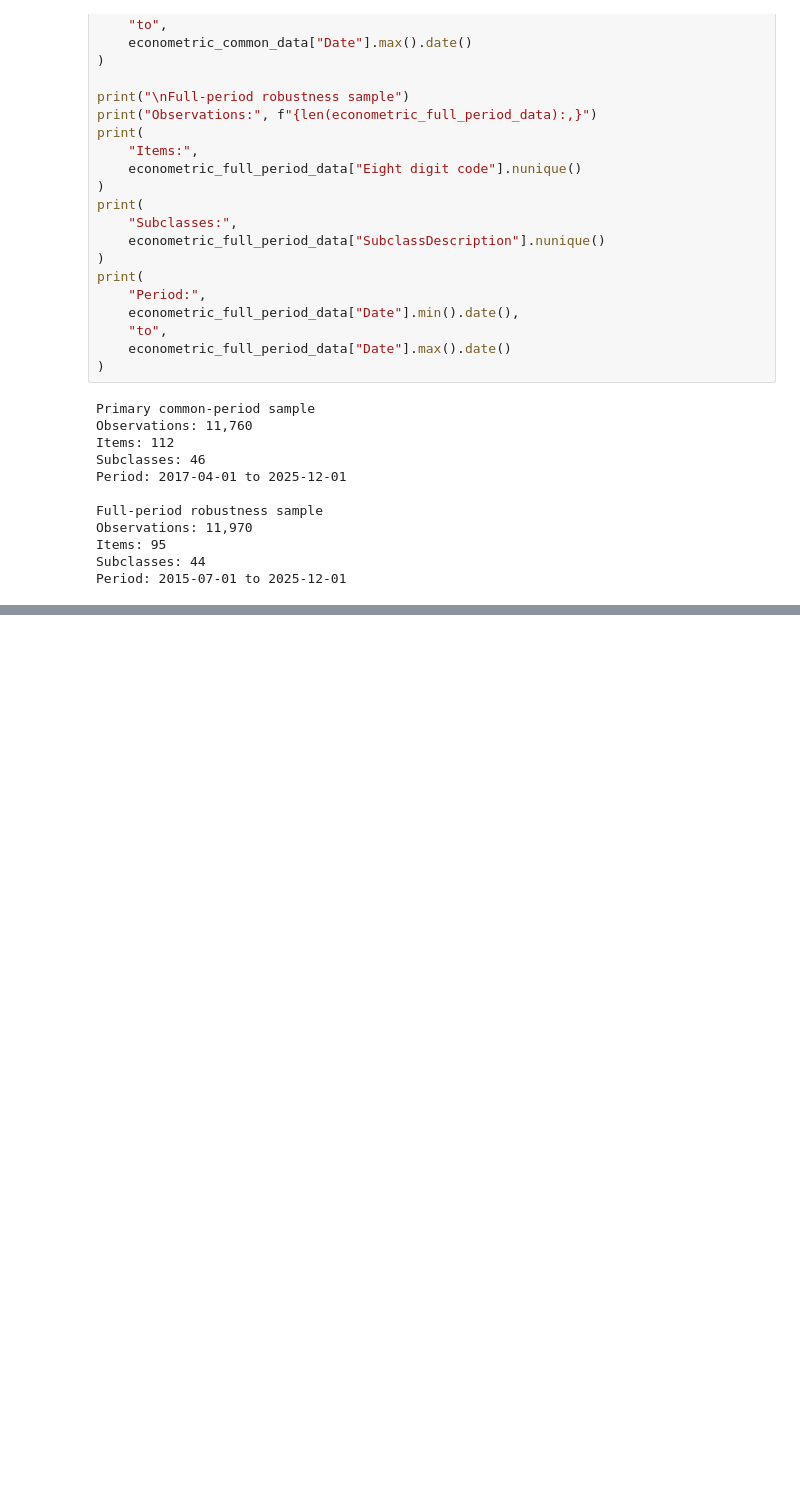
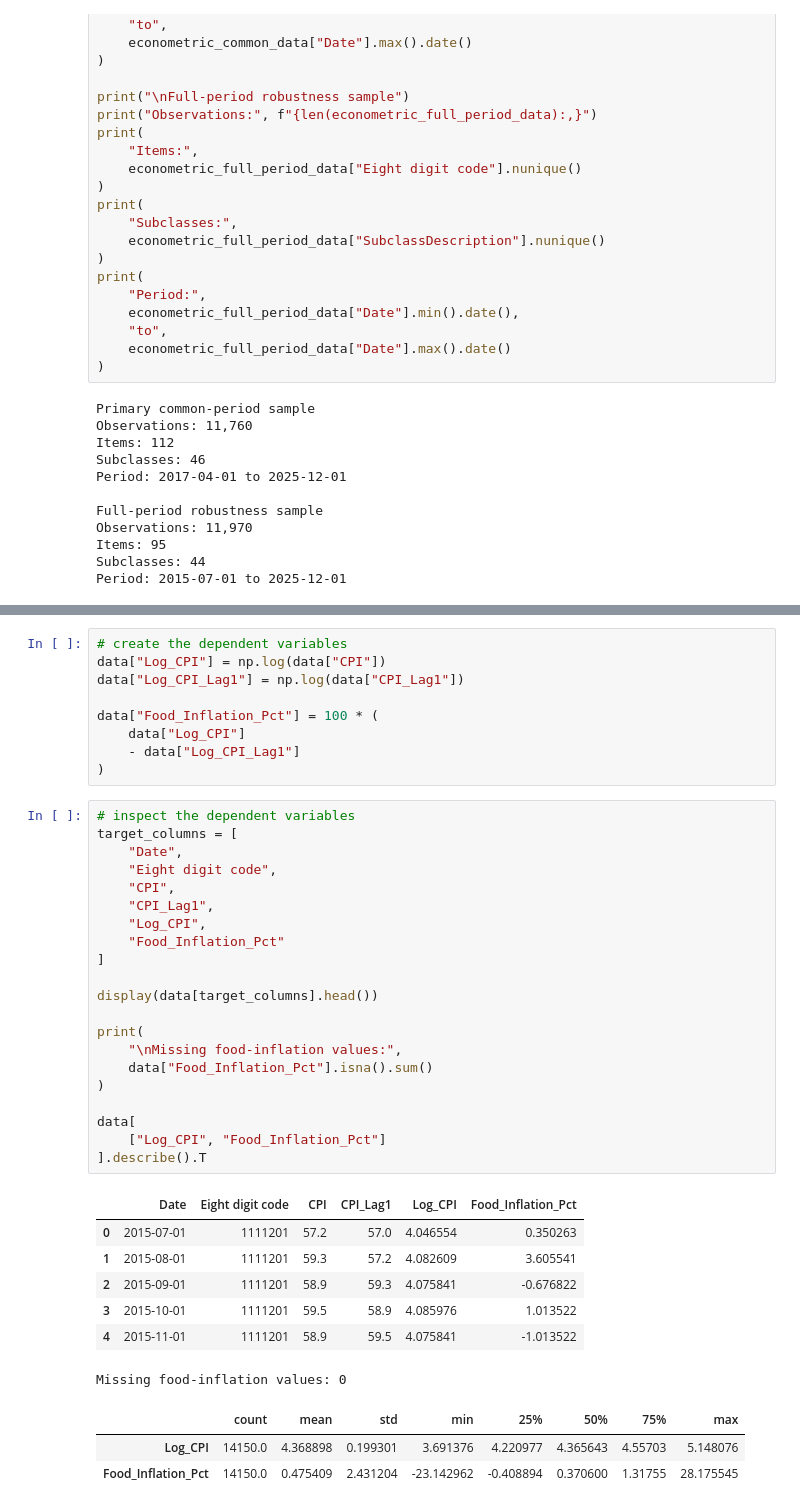
Before and after one commit to MasindiManaga/ERPT_ML_Research, a Jupyter notebook: notebooks/05_Modelling_Data_Preparation.ipynb, the cells around one changed output, grey strips where cells are left out. Drawn from its saved outputs; the diff is of its cells as text; blank space fills up the shorter version.

Commit message:
Creation and Interpretation of dependent variables

```diff
--- a/notebooks/05_Modelling_Data_Preparation.ipynb
+++ b/notebooks/05_Modelling_Data_Preparation.ipynb
@@ -475,0 +505,41 @@ Period: 2015-07-01 to 2025-12-01
+# %%
+# create the dependent variables
+data["Log_CPI"] = np.log(data["CPI"])
+data["Log_CPI_Lag1"] = np.log(data["CPI_Lag1"])
+
+data["Food_Inflation_Pct"] = 100 * (
+    data["Log_CPI"]
+    - data["Log_CPI_Lag1"]
+)
+# %%
+# inspect the dependent variables
+target_columns = [
+    "Date",
+    "Eight digit code",
+    "CPI",
+    "CPI_Lag1",
+    "Log_CPI",
+    "Food_Inflation_Pct"
+]
+
+display(data[target_columns].head())
+
+print(
+    "\nMissing food-inflation values:",
+    data["Food_Inflation_Pct"].isna().sum()
+)
+
+data[
+    ["Log_CPI", "Food_Inflation_Pct"]
+].describe().T
+# %% [output]
+|  | Date | Eight digit code | CPI | CPI_Lag1 | Log_CPI | Food_Inflation_Pct |
+| 0 | 2015-07-01 | 1111201 | 57.2 | 57.0 | 4.046554 | 0.350263 |
+| 1 | 2015-08-01 | 1111201 | 59.3 | 57.2 | 4.082609 | 3.605541 |
+| 2 | 2015-09-01 | 1111201 | 58.9 | 59.3 | 4.075841 | -0.676822 |
+| 3 | 2015-10-01 | 1111201 | 59.5 | 58.9 | 4.085976 | 1.013522 |
+| 4 | 2015-11-01 | 1111201 | 58.9 | 59.5 | 4.075841 | -1.013522 |
+Missing food-inflation values: 0
+|  | count | mean | std | min | 25% | 50% | 75% | max |
+| Log_CPI | 14150.0 | 4.368898 | 0.199301 | 3.691376 | 4.220977 | 4.365643 | 4.55703 | 5.148076 |
+| Food_Inflation_Pct | 14150.0 | 0.475409 | 2.431204 | -23.142962 | -0.408894 | 0.370600 | 1.31755 | 28.175545 |
```
Also changed, not shown: parts of 4 cells of this notebook.
